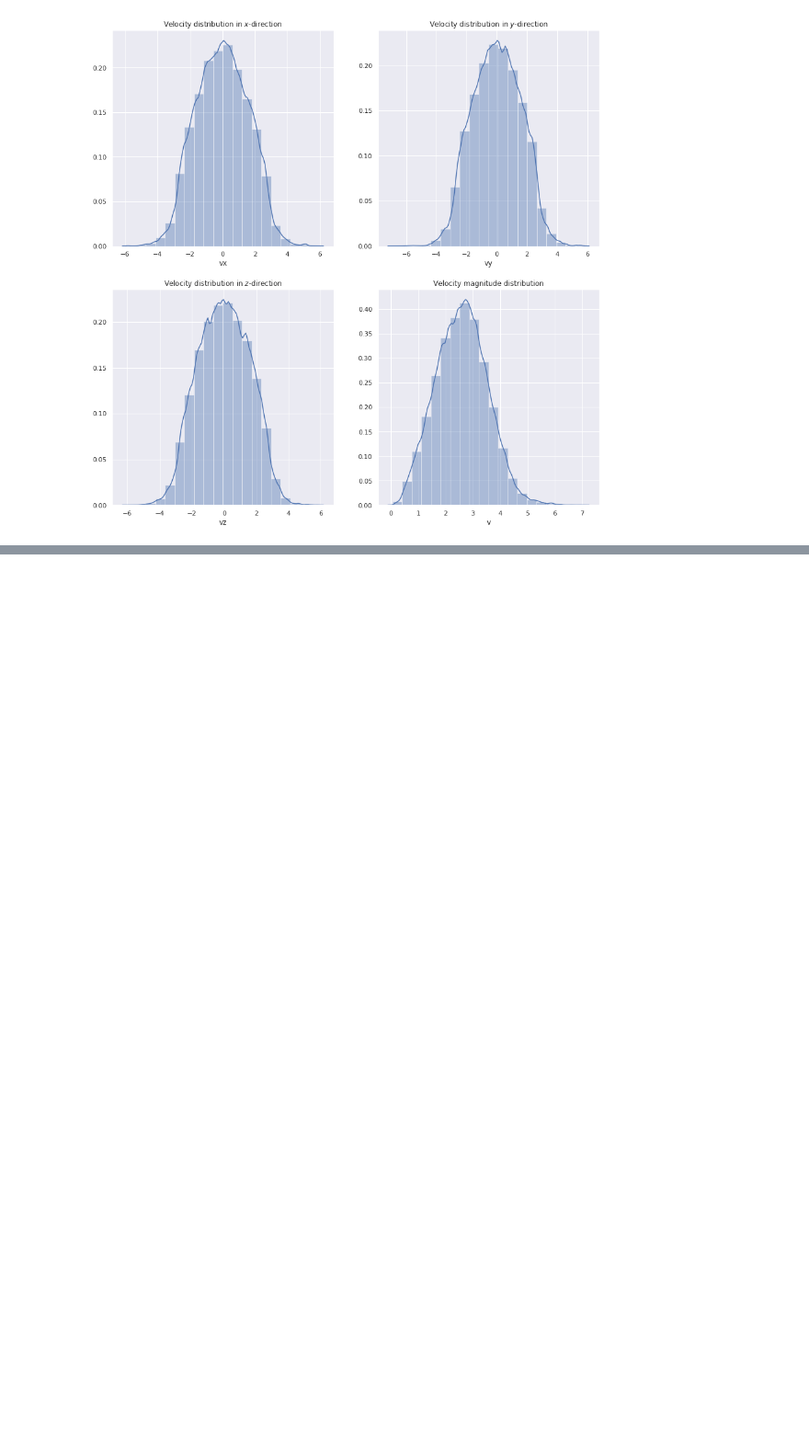
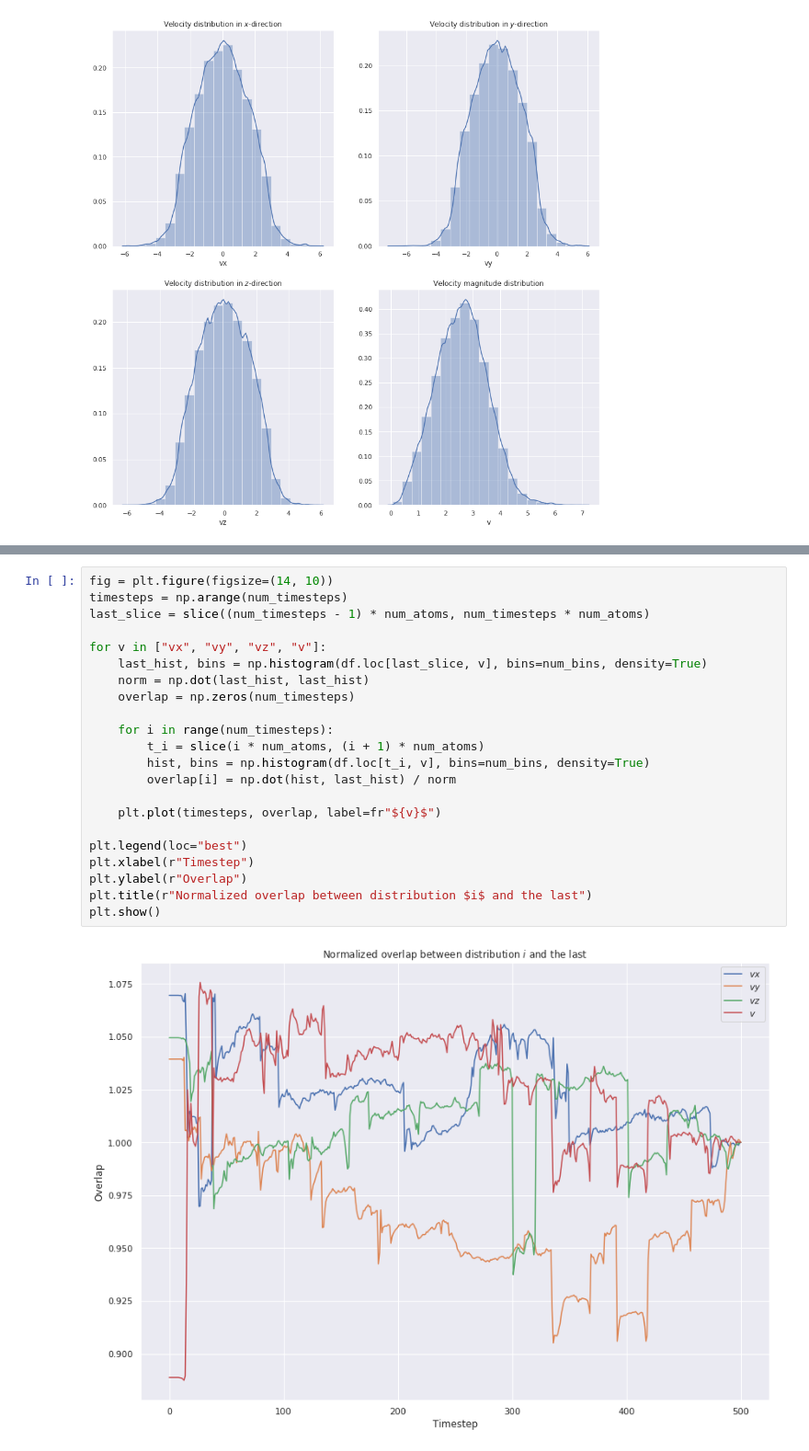
Before and after one commit to Schoyen/FYS4460, a Jupyter notebook: project-1/analysis/velocity-distribution.ipynb, the cells around one changed output, grey strips where cells are left out. Shown at 92% size. Saved outputs shown, nothing was run; the diff lists cells and outputs as text; blank space fills up the shorter version.

Commit message:
Add time-evolution of the distributions

```diff
--- a/project-1/analysis/velocity-distribution.ipynb
+++ b/project-1/analysis/velocity-distribution.ipynb
@@ -118,0 +125,24 @@ We can now see something that resembles the Maxwell-Boltzmann distribution in th
+# %%
+fig = plt.figure(figsize=(14, 10))
+timesteps = np.arange(num_timesteps)
+last_slice = slice((num_timesteps - 1) * num_atoms, num_timesteps * num_atoms)
+
+for v in ["vx", "vy", "vz", "v"]:
+    last_hist, bins = np.histogram(df.loc[last_slice, v], bins=num_bins, density=True)
+    norm = np.dot(last_hist, last_hist)
+    overlap = np.zeros(num_timesteps)
+
+    for i in range(num_timesteps):
+        t_i = slice(i * num_atoms, (i + 1) * num_atoms)
+        hist, bins = np.histogram(df.loc[t_i, v], bins=num_bins, density=True)
+        overlap[i] = np.dot(hist, last_hist) / norm
+
+    plt.plot(timesteps, overlap, label=fr"${v}$")
+
+plt.legend(loc="best")
+plt.xlabel(r"Timestep")
+plt.ylabel(r"Overlap")
+plt.title(r"Normalized overlap between distribution $i$ and the last")
+plt.show()
+# %% [output]
+[figure, added]
```
Also changed, not shown: parts of 2 cells of this notebook.
